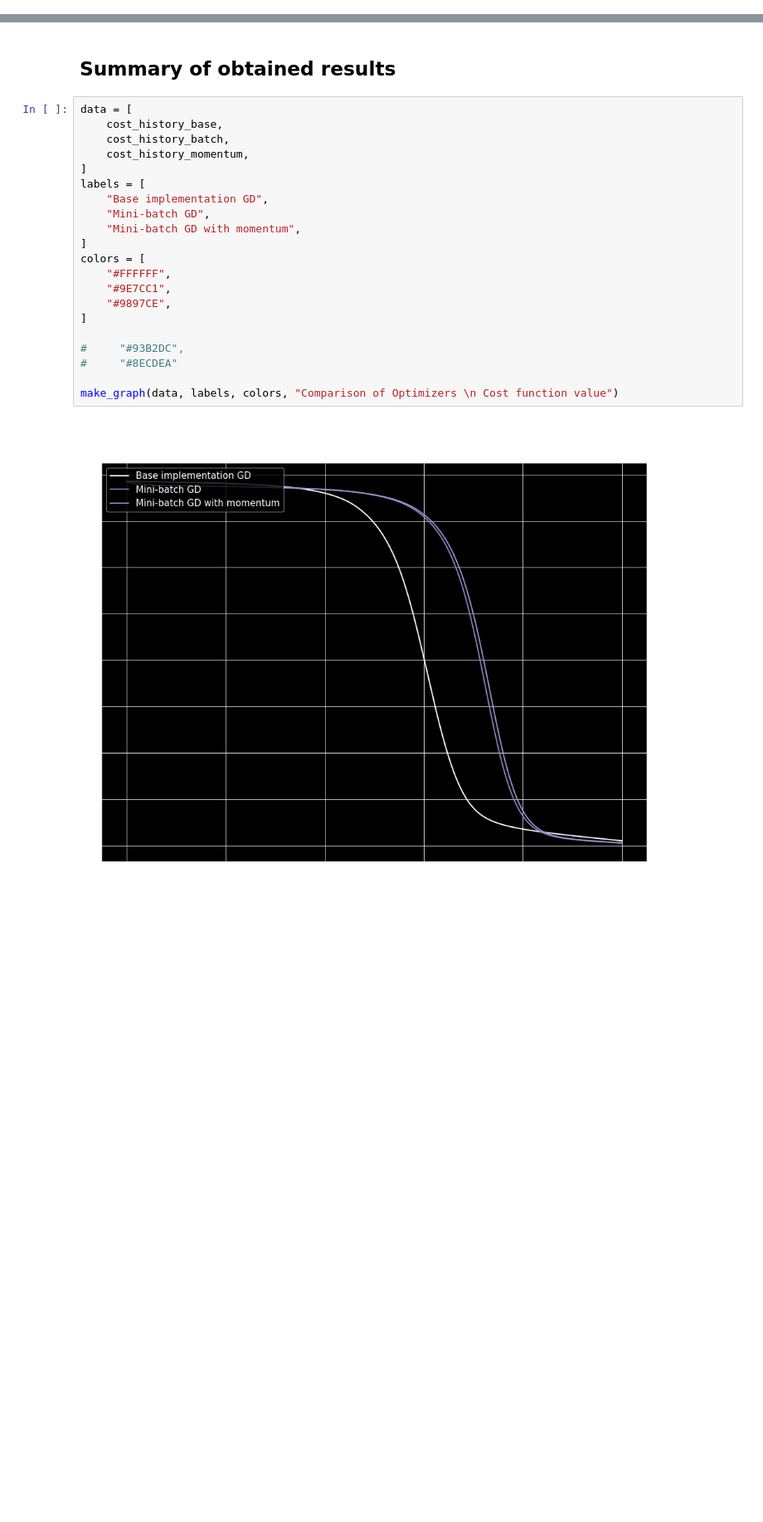
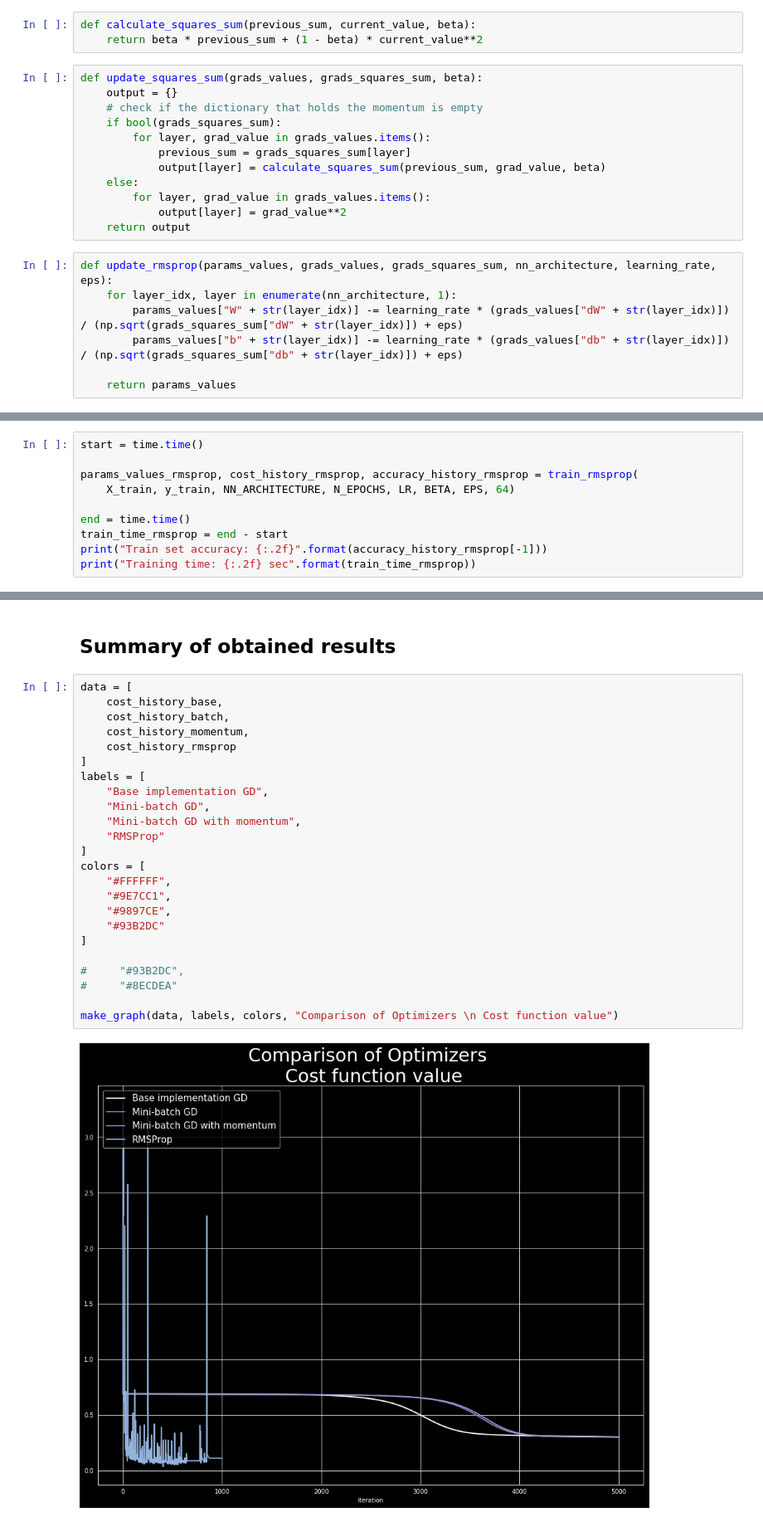
Before and after one commit to SkalskiP/ILearnDeepLearning.py, a Jupyter notebook: 01_mysteries_of_neural_networks/04_optimizers/Optimizers.ipynb, the cells around one changed output, grey strips where cells are left out. Shown at 83% size. Drawn from its saved outputs; the diff is of its cells as text; blank space fills up the shorter version.

Commit message:
momentum up 2

```diff
--- a/01_mysteries_of_neural_networks/04_optimizers/Optimizers.ipynb
+++ b/01_mysteries_of_neural_networks/04_optimizers/Optimizers.ipynb
@@ -264,0 +294,22 @@ Training time: 3.13 sec
+# %%
+def calculate_squares_sum(previous_sum, current_value, beta):
+    return beta * previous_sum + (1 - beta) * current_value**2
+# %%
+def update_squares_sum(grads_values, grads_squares_sum, beta):
+    output = {}
+    # check if the dictionary that holds the momentum is empty
+    if bool(grads_squares_sum):
+        for layer, grad_value in grads_values.items():
+            previous_sum = grads_squares_sum[layer]
+            output[layer] = calculate_squares_sum(previous_sum, grad_value, beta)
+    else:
+        for layer, grad_value in grads_values.items():
+            output[layer] = grad_value**2
+    return output
+# %%
+def update_rmsprop(params_values, grads_values, grads_squares_sum, nn_architecture, learning_rate, eps):
+    for layer_idx, layer in enumerate(nn_architecture, 1):
+        params_values["W" + str(layer_idx)] -= learning_rate * (grads_values["dW" + str(layer_idx)]) / (np.sqrt(grads_squares_sum["dW" + str(layer_idx)]) + eps)
+        params_values["b" + str(layer_idx)] -= learning_rate * (grads_values["db" + str(layer_idx)]) / (np.sqrt(grads_squares_sum["db" + str(layer_idx)]) + eps)
+
+    return params_values
@@ -264,0 +353,10 @@ Training time: 3.13 sec
+# %%
+start = time.time()
+
+params_values_rmsprop, cost_history_rmsprop, accuracy_history_rmsprop = train_rmsprop(
+    X_train, y_train, NN_ARCHITECTURE, N_EPOCHS, LR, BETA, EPS, 64)
+
+end = time.time()
+train_time_rmsprop = end - start
+print("Train set accuracy: {:.2f}".format(accuracy_history_rmsprop[-1]))
+print("Training time: {:.2f} sec".format(train_time_rmsprop))
@@ -267,26 +377,29 @@ Training time: 3.13 sec
 # %%
 data = [
     cost_history_base,
     cost_history_batch,
     cost_history_momentum,
+    cost_history_rmsprop
 ]
 labels = [
     "Base implementation GD",
     "Mini-batch GD",
     "Mini-batch GD with momentum",
+    "RMSProp"
 ]
 colors = [
     "#FFFFFF",
     "#9E7CC1",
     "#9897CE",
+    "#93B2DC"
 ]
 
 #     "#93B2DC",
 #     "#8ECDEA"
 
 make_graph(data, labels, colors, "Comparison of Optimizers \n Cost function value")
 # %% [output]
-[figure, old version]
+[figure, new version]
 # %%
 data = [
     accuracy_history_base,
```
Also changed, not shown: parts of 19 cells of this notebook, 4 other files.
